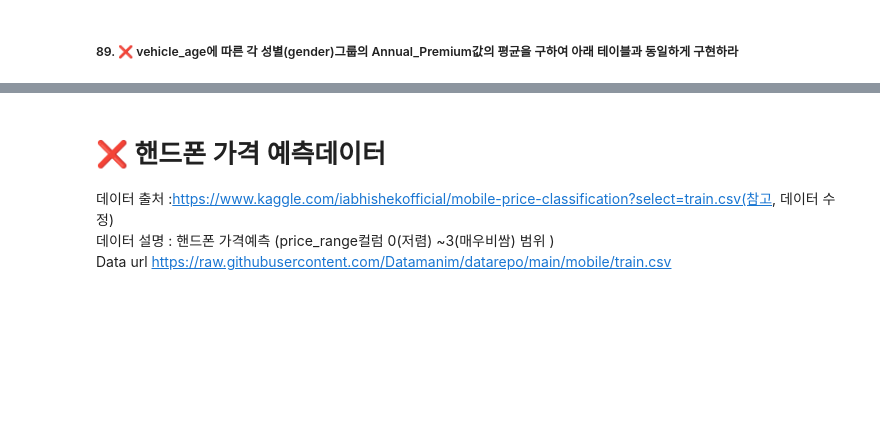
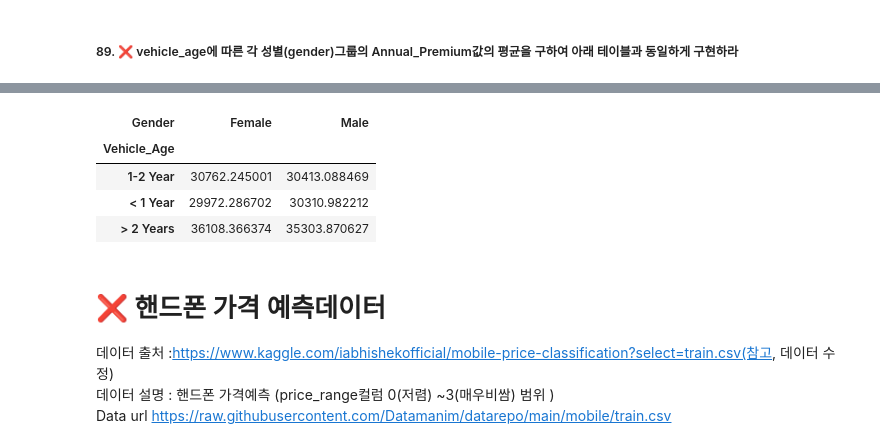
Before and after one commit to cms6090/Big-Data-Analysis, a Jupyter notebook: 1유형/데이터 마이닝.ipynb, the cells around one changed output, grey strips where cells are left out. Saved outputs shown, nothing was run; the diff lists cells and outputs as text; code cells hidden in the pictures; blank space fills up the shorter version.

```diff
--- a/1유형/데이터 마이닝.ipynb
+++ b/1유형/데이터 마이닝.ipynb
@@ -981,3 +1287,11 @@ df
+# %%
+res.pivot_table(index = "Vehicle_Age", columns = "Gender", values = "Annual_Premium")
+# %% [output]
+| Gender | Female | Male |
+| Vehicle_Age |  |  |
+| 1-2 Year | 30762.245001 | 30413.088469 |
+| < 1 Year | 29972.286702 | 30310.982212 |
+| > 2 Years | 36108.366374 | 35303.870627 |
 # %% [markdown]
 # ❌ 핸드폰 가격 예측데이터
 데이터 출처 :https://www.kaggle.com/iabhishekofficial/mobile-price-classification?select=train.csv(참고, 데이터 수정)
```
Also changed, not shown: parts of 64 cells of this notebook, 1 other file.
